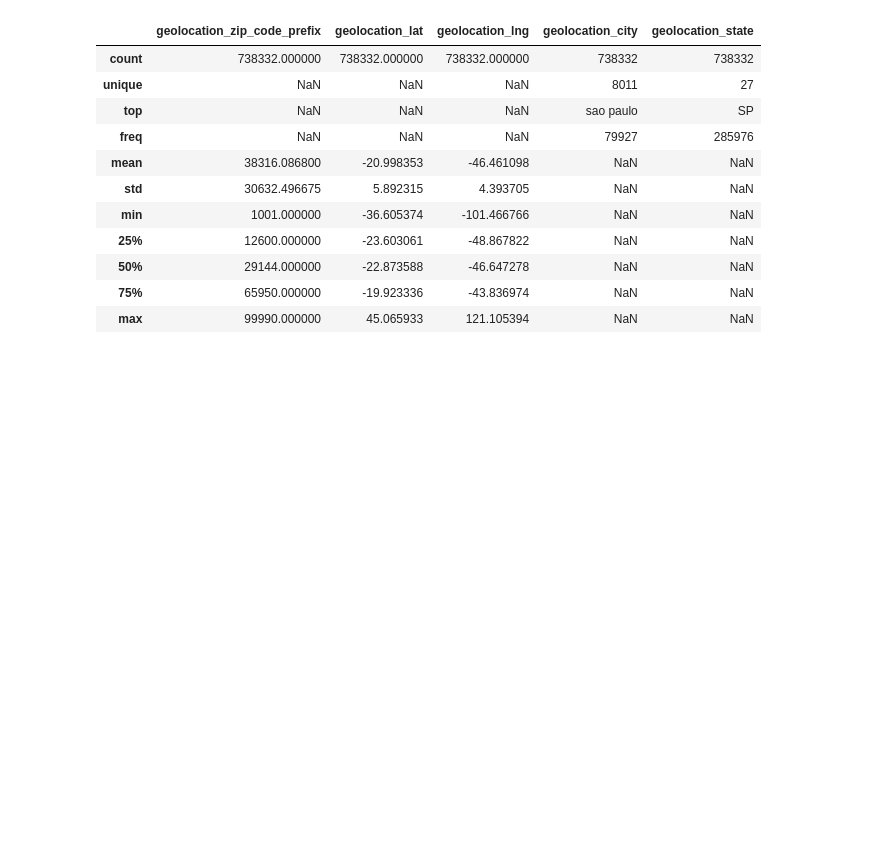
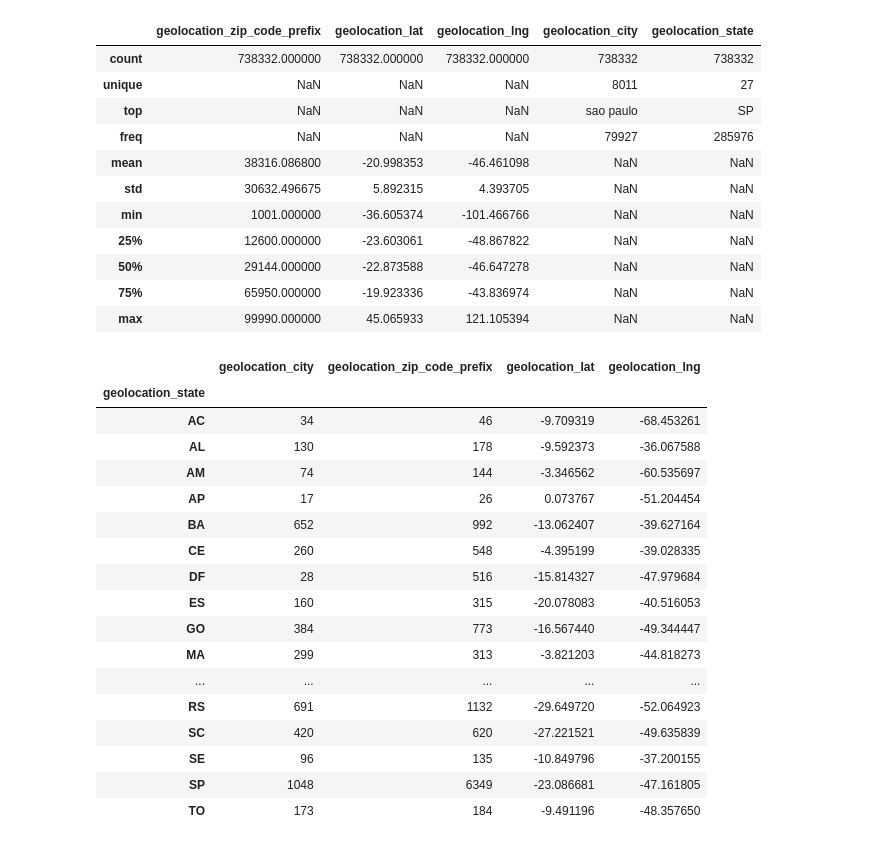
Before and after one commit to naufalmuafi/e-commerce_analysis_project, a Jupyter notebook: main.ipynb, the cells around one changed output. Cells and saved outputs as stored; diff of their text form; code cells hidden in the pictures; blank space fills up the shorter version.

Commit message:
add: geolocation_df exploration

```diff
--- a/main.ipynb
+++ b/main.ipynb
@@ -905,3 +905,29 @@ geolocation_df.describe(include="all")
 | 50% | 29144.000000 | -22.873588 | -46.647278 | NaN | NaN |
 | 75% | 65950.000000 | -19.923336 | -43.836974 | NaN | NaN |
 | max | 99990.000000 | 45.065933 | 121.105394 | NaN | NaN |
+# %%
+geolocation_df.groupby(by="geolocation_state").agg({
+  "geolocation_city": "nunique",
+  "geolocation_zip_code_prefix": "nunique",
+  "geolocation_lat": "mean",
+  "geolocation_lng": "mean"
+})
+# %% [output]
+|  | geolocation_city | geolocation_zip_code_prefix | geolocation_lat | geolocation_lng |
+| geolocation_state |  |  |  |  |
+| AC | 34 | 46 | -9.709319 | -68.453261 |
+| AL | 130 | 178 | -9.592373 | -36.067588 |
+| AM | 74 | 144 | -3.346562 | -60.535697 |
+| AP | 17 | 26 | 0.073767 | -51.204454 |
+| BA | 652 | 992 | -13.062407 | -39.627164 |
+| CE | 260 | 548 | -4.395199 | -39.028335 |
+| DF | 28 | 516 | -15.814327 | -47.979684 |
+| ES | 160 | 315 | -20.078083 | -40.516053 |
+| GO | 384 | 773 | -16.567440 | -49.344447 |
+| MA | 299 | 313 | -3.821203 | -44.818273 |
+| ... | ... | ... | ... | ... |
+| RS | 691 | 1132 | -29.649720 | -52.064923 |
+| SC | 420 | 620 | -27.221521 | -49.635839 |
+| SE | 96 | 135 | -10.849796 | -37.200155 |
+| SP | 1048 | 6349 | -23.086681 | -47.161805 |
+| TO | 173 | 184 | -9.491196 | -48.357650 |
```
